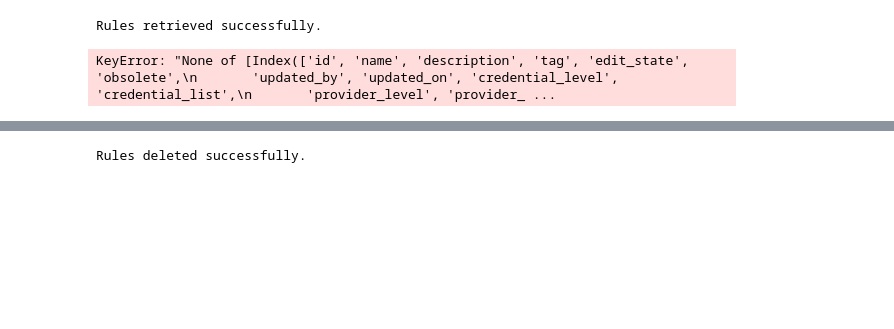
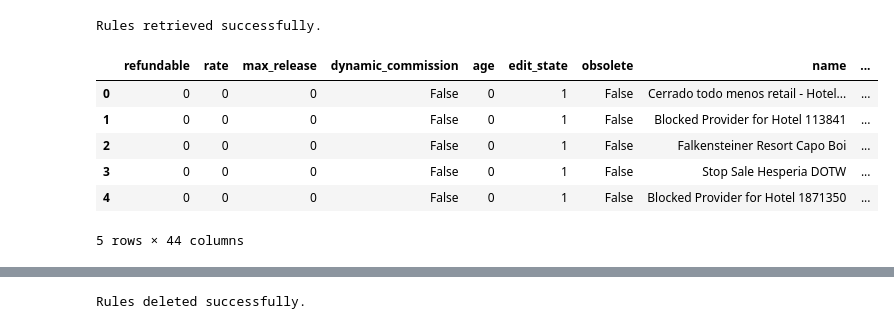
Before and after one commit to justivan/smyrooms-lab, a Jupyter notebook: notebooks/stopsalesrules_inactive_credentials.ipynb, the cells around one changed output, grey strips where cells are left out. Drawn from its saved outputs; the diff is of its cells as text; code cells hidden in the pictures; blank space fills up the shorter version.

```diff
--- a/notebooks/stopsalesrules_inactive_credentials.ipynb
+++ b/notebooks/stopsalesrules_inactive_credentials.ipynb
@@ -14,58 +14,19 @@ api = DistributorApi()
 db = Database()
 # %%
 rules = api.get_stopsale_rules()
-df_rules = pd.json_normalize(rules, sep="_")
-df_rules = df_rules[
-    [
-        "id",
-        "name",
-        "description",
-        "tag",
-        "edit_state",
-        "obsolete",
-        "updated_by",
-        "updated_on",
-        "credential_level",
-        "credential_list",
-        "provider_level",
-        "provider_list",
-        "hotel_level",
-        "hotel_list",
-        "destination_level",
-        "destination_list",
-        "rate",
-        "refundable",
-        "market_level",
-        "market_list",
-        "meal_level",
-        "meal_list",
-        "check_in_level",
-        "check_in_from",
-        "check_in_to",
-        "booking_date_level",
-        "booking_date_from",
-        "booking_date_to",
-        "range_level",
-        "range_from",
-        "range_to",
-        "max_release",
-        "days_of_week_level",
-        "days_of_week_list",
-        "age",
-        "room_level",
-        "room_list",
-        "num_of_nights_level",
-        "num_of_nights_list",
-        "hours_level",
-        "hours_list",
-        "dynamic_commission",
-    ]
-]
+df_rules = api.stopsale_rules_to_df(rules)
 # %% [output]
 Rules retrieved successfully.
-KeyError: "None of [Index(['id', 'name', 'description', 'tag', 'edit_state', 'obsolete',\n       'updated_by', 'updated_on', 'credential_level', 'credential_list',\n       'provider_level', 'provider_ ...
 # %%
-df_rules.shape
+df_rules.head()
+# %% [output]
+|  | refundable | rate | max_release | dynamic_commission | age | edit_state | obsolete | name | ... |
+| 0 | 0 | 0 | 0 | False | 0 | 1 | False | Cerrado todo menos retail - Hotel... | ... |
+| 1 | 0 | 0 | 0 | False | 0 | 1 | False | Blocked Provider for Hotel 113841 | ... |
+| 2 | 0 | 0 | 0 | False | 0 | 1 | False | Falkensteiner Resort Capo Boi | ... |
+| 3 | 0 | 0 | 0 | False | 0 | 1 | False | Stop Sale Hesperia DOTW | ... |
+| 4 | 0 | 0 | 0 | False | 0 | 1 | False | Blocked Provider for Hotel 1871350 | ... |
+5 rows × 44 columns
 # %%
 # clients_credential from discovery
 
```
Also changed, not shown: parts of 5 cells of this notebook, 14 other files.
